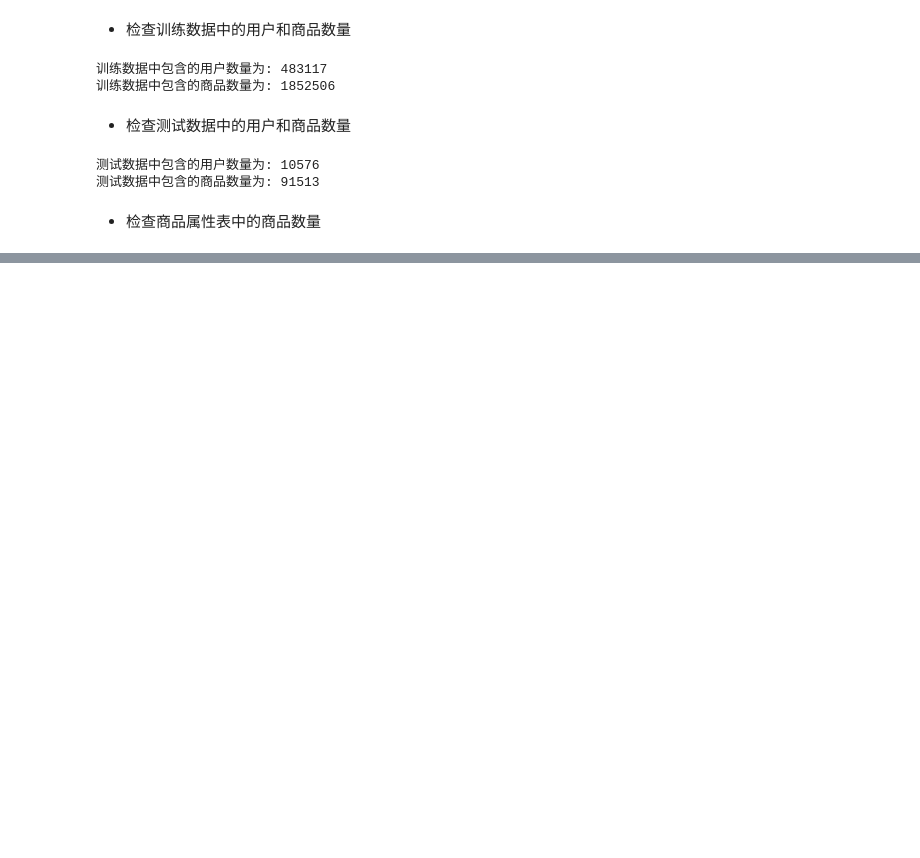
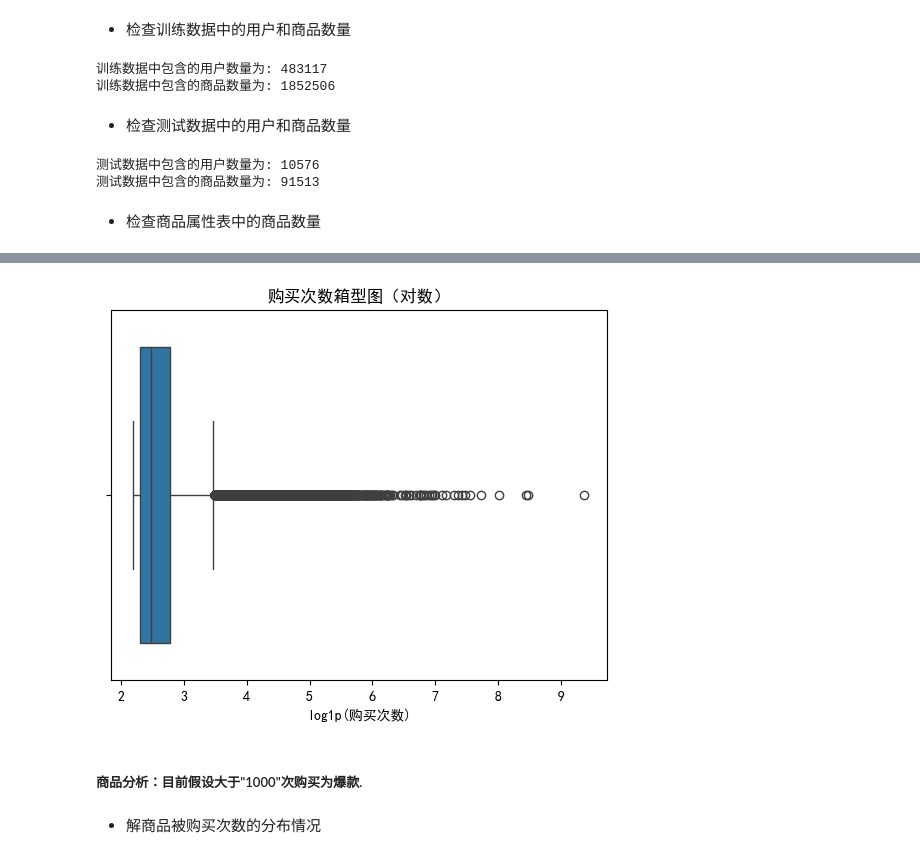
Before and after one commit to NotSleeply/CustBuyForecast, a Jupyter notebook: notebooks/EDA.ipynb, the cells around one changed output, grey strips where cells are left out. Drawn from its saved outputs; the diff is of its cells as text; code cells hidden in the pictures; blank space fills up the shorter version.

```diff
--- a/notebooks/EDA.ipynb
+++ b/notebooks/EDA.ipynb
@@ -91,0 +222,11 @@ print(f"商品属性表中包含的商品数量为: {attr_items}")
+# %%
+# 箱形图（对数尺度）
+sns.boxplot(x=np.log1p(buy_counts['buy_count']))
+plt.xlabel('log1p(购买次数)')
+plt.title('购买次数箱型图（对数）');
+# %% [output]
+[figure, added]
+# %% [markdown]
+##### 商品分析：目前假设大于"1000"次购买为爆款.
+# %% [markdown]
+- 解商品被购买次数的分布情况
```
Also changed, not shown: parts of 31 cells of this notebook, 5 other files.
